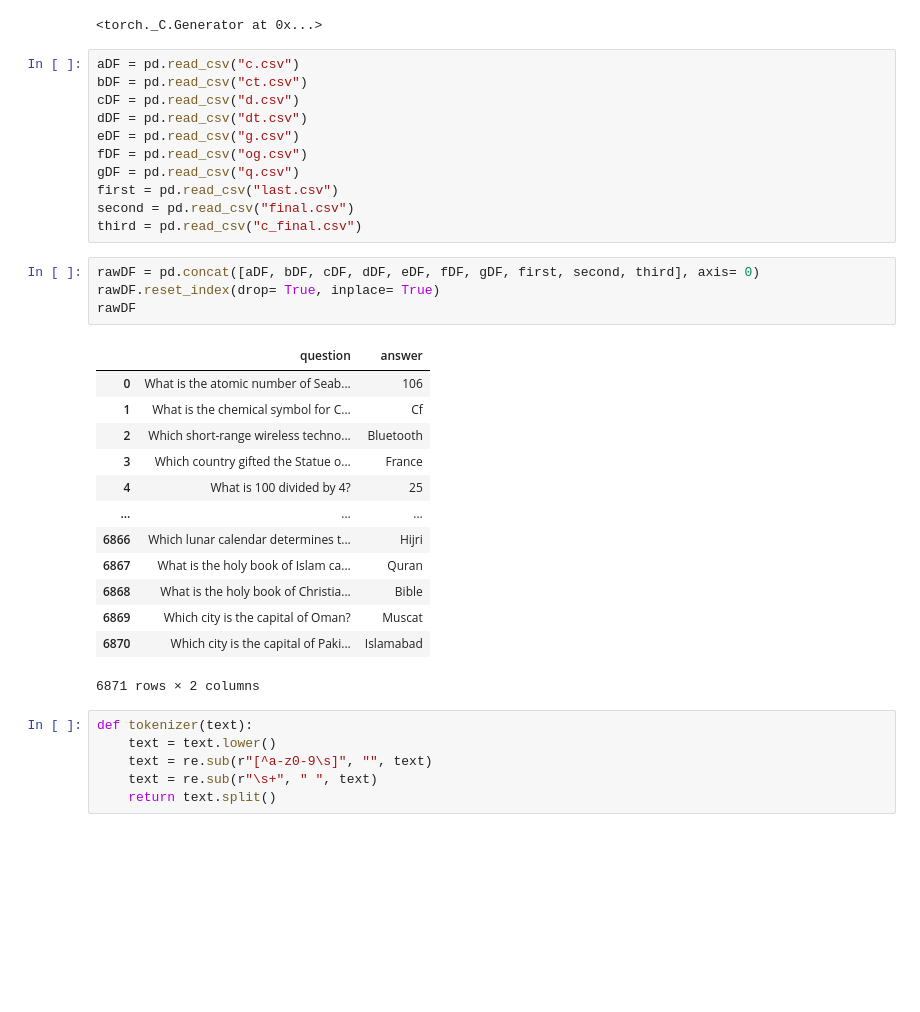
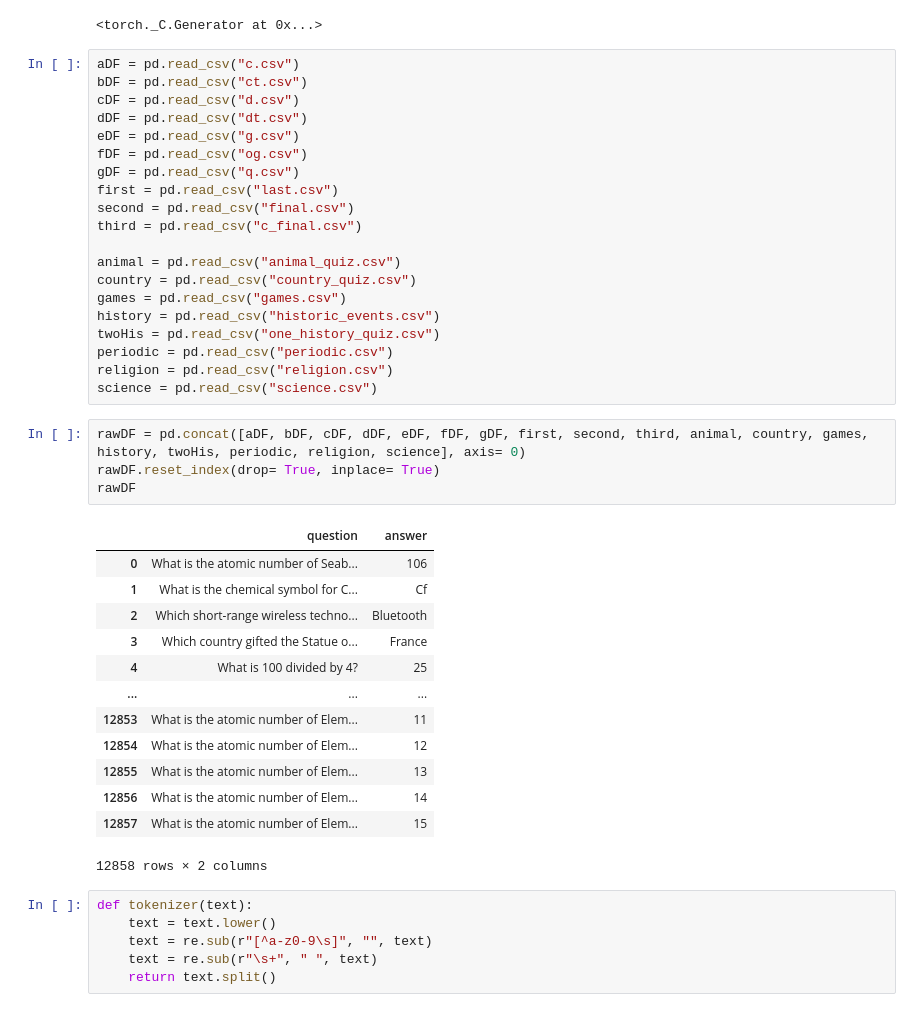
Before and after one commit to m-mhe/dl_practice, a Jupyter notebook: quiz_rnn/main.ipynb, the cells around one changed output. Drawn from its saved outputs; the diff is of its cells as text; blank space fills up the shorter version.

```diff
--- a/quiz_rnn/main.ipynb
+++ b/quiz_rnn/main.ipynb
@@ -24,24 +24,33 @@ gDF = pd.read_csv("q.csv")
 first = pd.read_csv("last.csv")
 second = pd.read_csv("final.csv")
 third = pd.read_csv("c_final.csv")
+
+animal = pd.read_csv("animal_quiz.csv")
+country = pd.read_csv("country_quiz.csv")
+games = pd.read_csv("games.csv")
+history = pd.read_csv("historic_events.csv")
+twoHis = pd.read_csv("one_history_quiz.csv")
+periodic = pd.read_csv("periodic.csv")
+religion = pd.read_csv("religion.csv")
+science = pd.read_csv("science.csv")
 # %%
-rawDF = pd.concat([aDF, bDF, cDF, dDF, eDF, fDF, gDF, first, second, third], axis= 0)
+rawDF = pd.concat([aDF, bDF, cDF, dDF, eDF, fDF, gDF, first, second, third, animal, country, games, history, twoHis, periodic, religion, science], axis= 0)
 rawDF.reset_index(drop= True, inplace= True)
 rawDF
 # %% [output]
 |  | question | answer |
 | 0 | What is the atomic number of Seab... | 106 |
 | 1 | What is the chemical symbol for C... | Cf |
 | 2 | Which short-range wireless techno... | Bluetooth |
 | 3 | Which country gifted the Statue o... | France |
 | 4 | What is 100 divided by 4? | 25 |
 | ... | ... | ... |
-| 6866 | Which lunar calendar determines t... | Hijri |
-| 6867 | What is the holy book of Islam ca... | Quran |
-| 6868 | What is the holy book of Christia... | Bible |
-| 6869 | Which city is the capital of Oman? | Muscat |
-| 6870 | Which city is the capital of Paki... | Islamabad |
+| 12853 | What is the atomic number of Elem... | 11 |
+| 12854 | What is the atomic number of Elem... | 12 |
+| 12855 | What is the atomic number of Elem... | 13 |
+| 12856 | What is the atomic number of Elem... | 14 |
+| 12857 | What is the atomic number of Elem... | 15 |
-6871 rows × 2 columns
+12858 rows × 2 columns
 # %%
 def tokenizer(text):
     text = text.lower()
```
Also changed, not shown: parts of 9 cells of this notebook, 11 other files.
